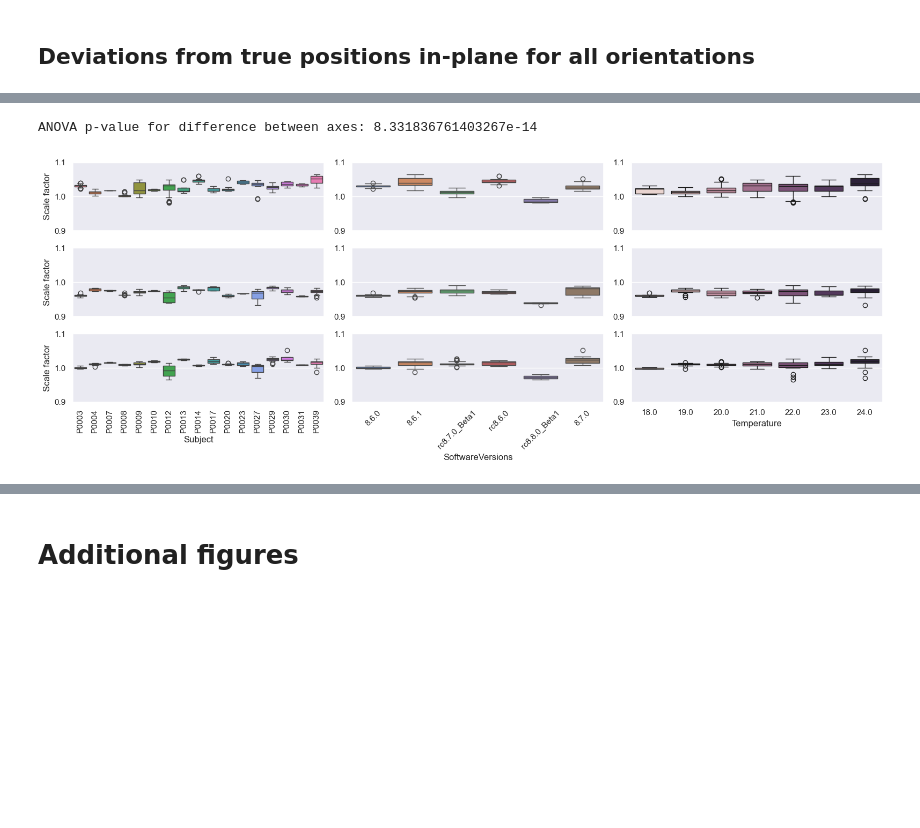
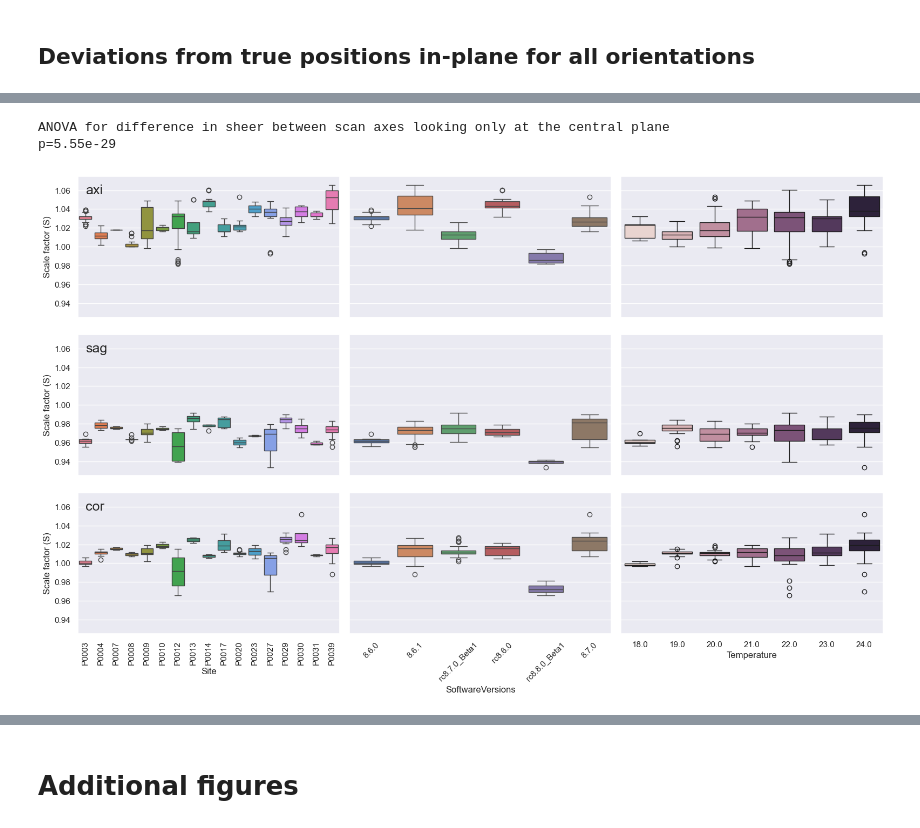
Before and after one commit to UNITY-Physics/unity_qa_paper, a Jupyter notebook: notebooks/distortions_2D.ipynb, the cells around one changed output, grey strips where cells are left out. Cells and saved outputs as stored; diff of their text form; code cells hidden in the pictures; blank space fills up the shorter version.

```diff
--- a/notebooks/distortions_2D.ipynb
+++ b/notebooks/distortions_2D.ipynb
@@ -45,10 +36,8 @@ df['MagDiff'] = np.sqrt(df['x_diff']**2 + df['y_diff']**2 + df['z_diff']**2)
 df['LabelValue'] = df['LabelValue'].astype(int)
 # %%
 df_scale = pd.read_csv('../data/distortions_scale_df.csv')
-df_scale.S *= -1
-df_scale.rxy *= -1
-
-df_scale = df_scale[df_scale.S > 0]
+df_scale['S'] = df_scale['S'].abs()
+df_scale['rxy'] = df_scale['rxy'].abs()
 
 df_scale = add_temperature_w0_sw(df_scale, '../data')
 df = add_temperature_w0_sw(df, '../data')
@@ -139,10 +110,11 @@ set_ticklabels() should only be used with a fixed number of ticks, i.e. after se
 # %%
-my_df = df.copy()
+# Check which factors that influence the magnitude distortion
+for axis in ['axi', 'cor', 'sag']:
+    print(f"------------ {axis} ------------")
+    my_df = df[(df['Axis']==axis)]
+    formula = 'MagDiff ~ Temperature + C(SoftwareVersions) + C(Subject)'
+    model = smf.ols(formula, data=my_df).fit()
+    anova_results = sm.stats.anova_lm(model, typ=2)
 
-formula = 'MagDiff ~ C(Axis) + C(SoftwareVersions) + C(Subject)'
-model = smf.ols(formula, data=my_df).fit()
-
-anova_results = sm.stats.anova_lm(model, typ=2)
-
-print(anova_results)
+    print(anova_results)
 # %% [output]
@@ -174,15 +155,16 @@ fig = plt.figure(figsize=(12,3.5))
 ax = fig.add_subplot(gs[0,0])
 sns.boxplot(df_scale, y='S', x='nice_axis', hue='new_axis', ax=ax, legend=None)
 ax.set_ylim([0.9, 1.1])
-ax.set_ylabel('Scale factor')
+ax.set_ylabel('Scale factor ($S$)')
 ax.set_xlabel('Fiducial plane')
 
 ax = fig.add_subplot(gs[0,1])
 sns.boxplot(df_scale, y='rxy', x='nice_axis', hue='new_axis', ax=ax, legend=None)
 ax.set_ylim([-.08, .08])
-ax.set_ylabel('Sheer factor')
+ax.set_ylabel('Shear factor ($W$)')
 ax.set_xlabel('Fiducial plane')
 
 plt.tight_layout()
+plt.savefig('../results/figure9_scale_shear.png', dpi=300)
 plt.show()
 # %% [output]
@@ -327,43 +269,44 @@ new_df = pd.concat([df_scale[(df_scale.Axis=='axi') & (df_scale.Plate==1)], df_s
 anova_data = new_df['rxy']
 groups = new_df['Axis']
 res = anova_oneway(anova_data, groups)
-print(f"ANOVA p-value for difference between axes: {res.pvalue}")
-
-# new_df = df_scale[df_scale.Axis=='axi']
-# anova_data = new_df['rxy']
-# groups = new_df['Plate']
-# res = anova_oneway(anova_data, groups)
-# print(f"ANOVA p-value for difference between plates on axial: {res.pvalue}")
+print(f"ANOVA for difference in shear between scan axes looking only at the central plane\np={res.pvalue:.2e}")
 # %% [output]
-ANOVA p-value for difference between axes: 8.331836761403267e-14
+ANOVA for difference in sheer between scan axes looking only at the central plane
+p=5.55e-29
 # %%
-fig, axes = plt.subplots(3,3, figsize=(16,6))
+fig, axes = plt.subplots(3,3, figsize=(16,10))
 
 for i,scan_ax in enumerate(['axi', 'sag', 'cor']):
+    axes[i,0].text(0,1.06, scan_ax, verticalalignment='center', fontsize=18, horizontalalignment='left')
+
     plate = 1 if scan_ax=='axi' else 0
     my_filt = (df_scale.Axis==scan_ax) & (df_scale.Plate==plate)
     sns.boxplot(df_scale[my_filt], y='S', x='Subject', hue='Subject', ax=axes[i,0], legend=None)
     sns.boxplot(df_scale[my_filt], y='S', x='SoftwareVersions', hue='SoftwareVersions', ax=axes[i,1], legend=False)
     sns.boxplot(df_scale[my_filt], y='S', x='Temperature', hue='Temperature', ax=axes[i,2], legend=None)
 
     axes[i,1].set_ylabel(None)
     axes[i,2].set_ylabel(None)
+    axes[i,1].set_yticklabels([])
+    axes[i,2].set_yticklabels([])
 
-    axes[i,0].set_xticklabels(labels=axes[i,0].get_xticklabels(), rotation=90)
-    axes[i,1].set_xticklabels(labels=axes[i,1].get_xticklabels(), rotation=45)
+    axes[i,0].tick_params(axis='x', rotation=90)
+    axes[i,1].tick_params(axis='x', rotation=45)
+
 
     for ax in axes[i,:]:
-        # ax.hlines(1, ax.get_xlim()[0], ax.get_xlim()[1], color='k', linestyles='-', alpha=0.5)
-        ax.set_ylim([.9, 1.1])
+        ax.set_ylim([.925, 1.075])
 
         if i<2:
             ax.set_xlabel(None)
             ax.set_xticklabels([])
 
-    axes[i,0].set_ylabel('Scale factor')
+    axes[i,0].set_ylabel('Scale factor (S)')
+
+axes[2,0].set_xlabel('Site')
 
 plt.tight_layout()
 plt.show()
 # %% [output]
-[figure, old version]
+[figure, new version]
 # %%
```
Also changed, not shown: parts of 26 cells of this notebook, 10 other files.
